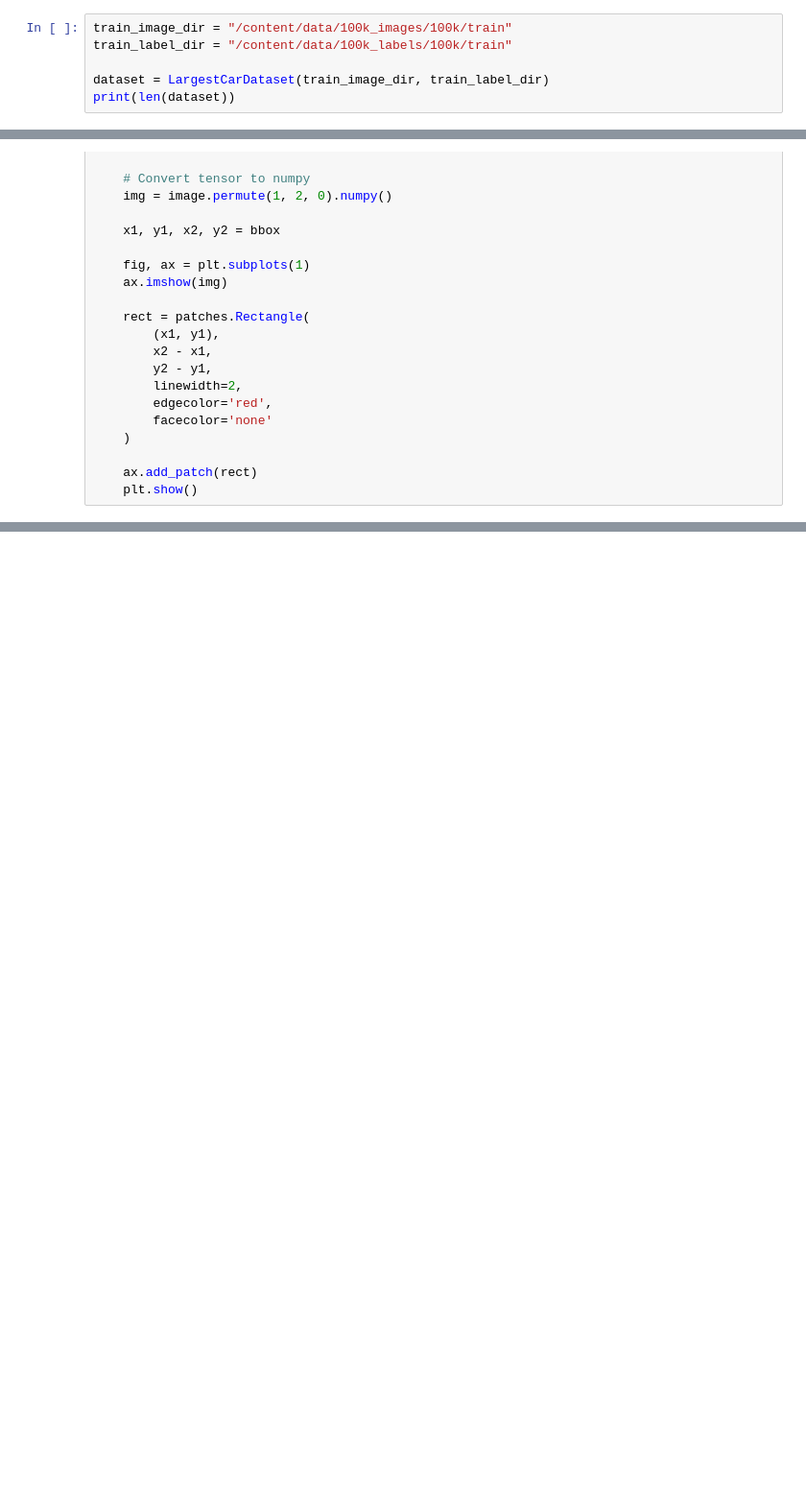
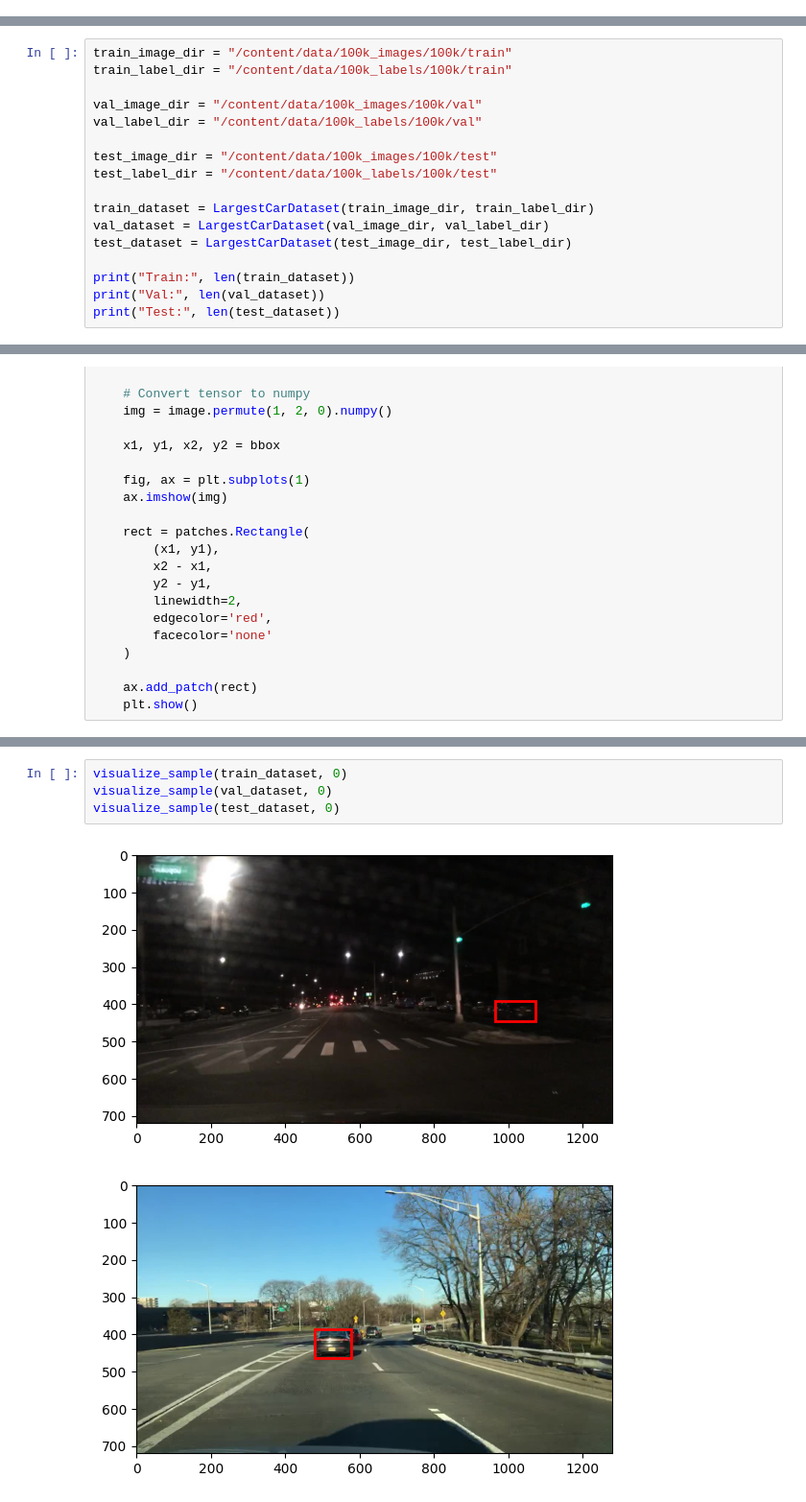
Before and after one commit to donkey-king-kong/CSCI-4364-ML, a Jupyter notebook: CSCI_4634_Machine_Learning.ipynb, the cells around one changed output, grey strips where cells are left out. Shown at 96% size. Cells and saved outputs as stored; diff of their text form; blank space fills up the shorter version.

Commit message:
add: dataset formation for remaining splits - test and val

```diff
--- a/CSCI_4634_Machine_Learning.ipynb
+++ b/CSCI_4634_Machine_Learning.ipynb
@@ -129,9 +129,3 @@ class LargestCarDataset(Dataset):
         bbox = torch.tensor(bbox, dtype=torch.float32)
 
         return image, bbox
-# %%
-train_image_dir = "/content/data/100k_images/100k/train"
-train_label_dir = "/content/data/100k_labels/100k/train"
-
-dataset = LargestCarDataset(train_image_dir, train_label_dir)
-print(len(dataset))
@@ -139,0 +132,17 @@ print(len(dataset))
+# %%
+train_image_dir = "/content/data/100k_images/100k/train"
+train_label_dir = "/content/data/100k_labels/100k/train"
+
+val_image_dir = "/content/data/100k_images/100k/val"
+val_label_dir = "/content/data/100k_labels/100k/val"
+
+test_image_dir = "/content/data/100k_images/100k/test"
+test_label_dir = "/content/data/100k_labels/100k/test"
+
+train_dataset = LargestCarDataset(train_image_dir, train_label_dir)
+val_dataset = LargestCarDataset(val_image_dir, val_label_dir)
+test_dataset = LargestCarDataset(test_image_dir, test_label_dir)
+
+print("Train:", len(train_dataset))
+print("Val:", len(val_dataset))
+print("Test:", len(test_dataset))
@@ -175,0 +181,7 @@ visualize_sample(dataset, 100)
+# %%
+visualize_sample(train_dataset, 0)
+visualize_sample(val_dataset, 0)
+visualize_sample(test_dataset, 0)
+# %% [output]
+[figure, added]
+[figure, added]
```
Also changed, not shown: parts of 4 cells of this notebook.
